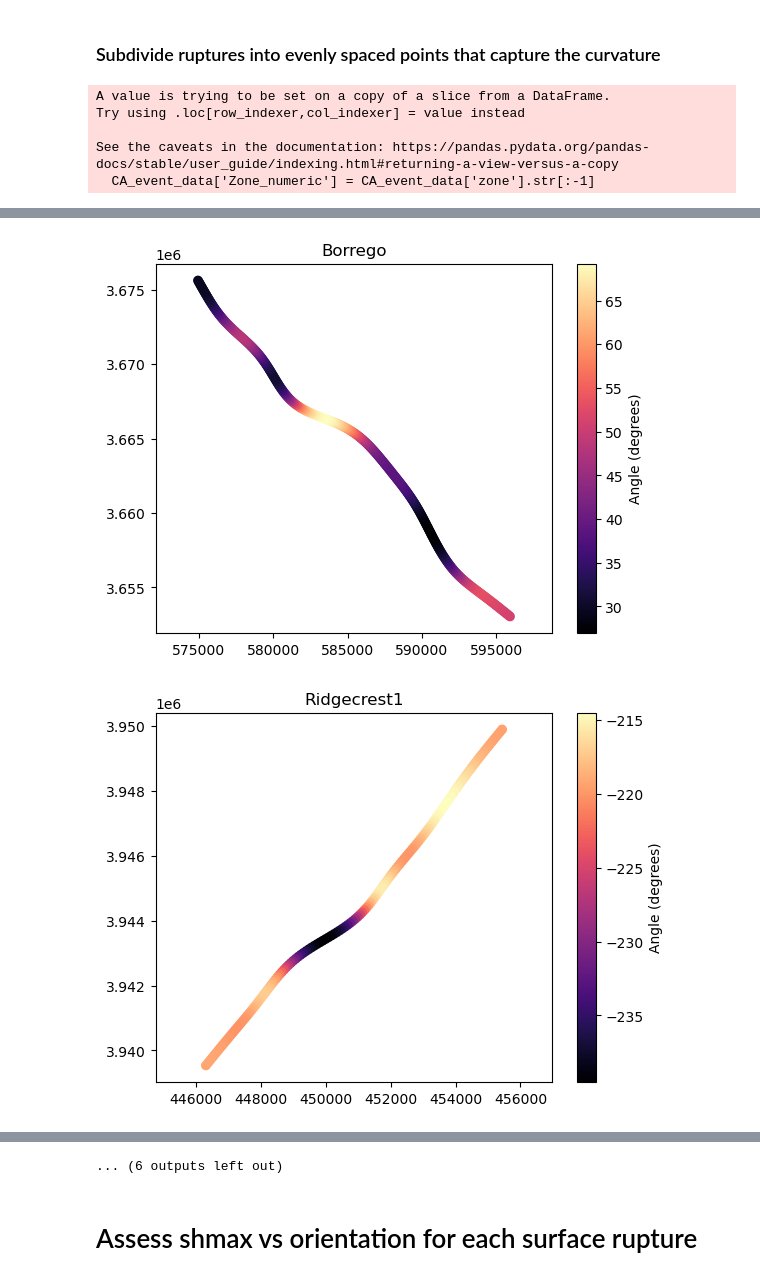
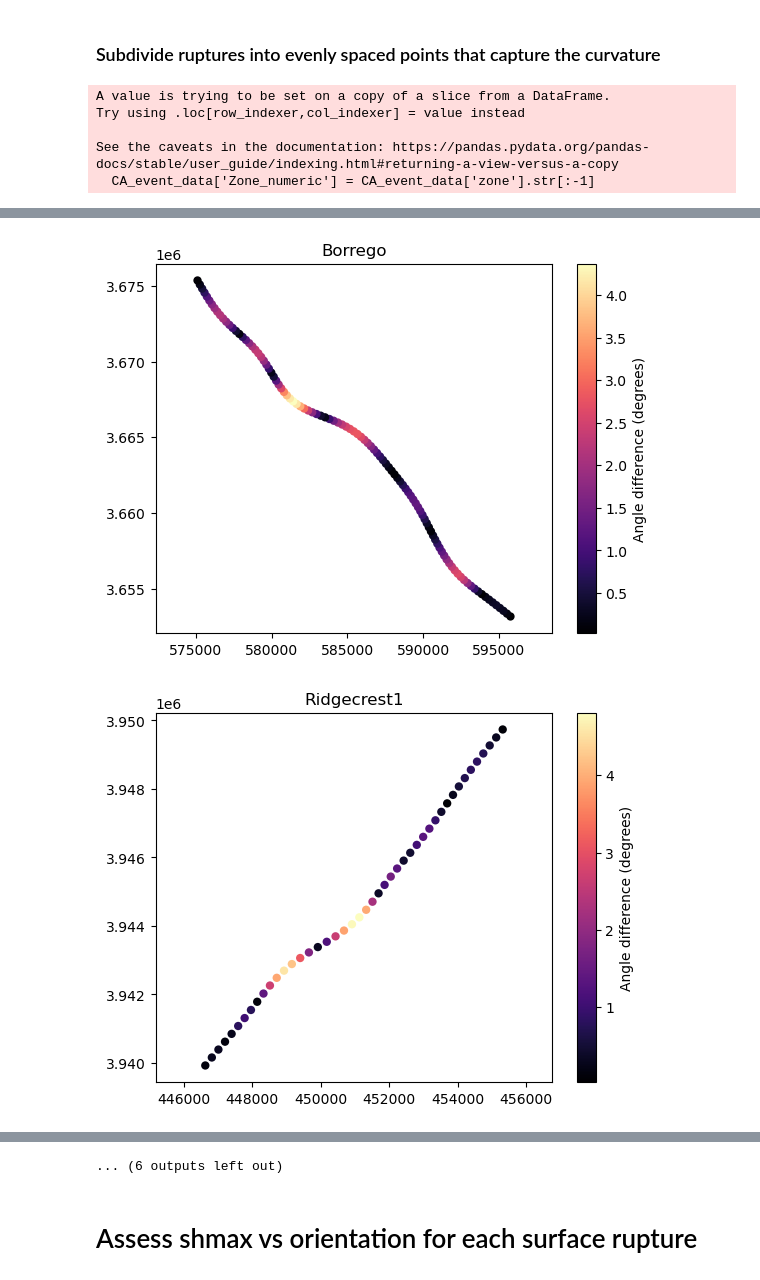
Before and after one commit to absrp/stress_strength_coseismic, a Jupyter notebook: stress_analysis_ECS.ipynb, the cells around one changed output, grey strips where cells are left out. Drawn from its saved outputs; the diff is of its cells as text; code cells hidden in the pictures.

```diff
--- a/stress_analysis_ECS.ipynb
+++ b/stress_analysis_ECS.ipynb
@@ -184,13 +169,13 @@ print(stress_data_depthslice.head())
 [5 rows x 35 columns]
 # %%
 # Assuming 'stress_data_depthslice' is your DataFrame
-x = stress_data_depthslice['LON']
-y = stress_data_depthslice['LAT']
+xstress = stress_data_depthslice['LON']
+ystress = stress_data_depthslice['LAT']
 SHmax = stress_data_depthslice['SHmax']
 
 plt.figure(dpi=300)
 # Create a scatter plot with color based on 'SHmax'
-plt.scatter(x, y, c=SHmax, cmap='magma', marker='o')
+plt.scatter(xstress, ystress, c=SHmax, cmap='magma', marker='o')
 
 # Add colorbar for reference
 plt.colorbar(label='SHmax orientation at 5 km depth')
@@ -246,26 +257,34 @@ for i, shapefile_path in enumerate(shapefile_paths):
     x_coords = []
     y_coords = []
 
+    counter = 0
+    step = 3 # for downsampling
+
     for line in gdf_utm['geometry']:
         for point in line.coords:
             x, y = point
-            x_coords.append(x)
-            y_coords.append(y)
+            if counter % step == 0:
+                # Only save every 5th point
+                x_coords.append(x)
+                y_coords.append(y)
+            counter += 1
 
-    # Calculate angles between consecutive line segments
-    angles_degrees = [np.degrees(np.arctan2(y_coords[i] - y_coords[i - 1], x_coords[i] - x_coords[i - 1])) for i in range(1, len(x_coords))]
-    angles_degrees = [angles_degrees[i] -90 for i in range(len(angles_degrees))]
+    angles = []
+    for i in range(1,len(x_coords)-1):
+        p0 = [x_coords[i-1], y_coords[i-1]]
+        p1 = [x_coords[i], y_coords[i]]
+        p2 = [x_coords[i+1], y_coords[i+1]]
+        angles.append(ang([p0,p1], [p1,p2]))
 
-    for i in range(len(angles_degrees)):
-        if angles_degrees[i]>180:
-            angles_degrees[i] = angles_degrees[i]-180
-
+    # Calculate the angle of each line segment
+    vmin = 0
+    vmax = 6
     # Create a scatter plot of the extracted coordinates with colors based on angles in degrees
-    plt.scatter(x_coords[1:], y_coords[1:], c=angles_degrees, cmap='magma', marker='o')
-
+    plt.scatter(x_coords[1:-1], y_coords[1:-1], c=angles, cmap='magma', marker='o',  edgecolors='none')
+    # Set the desired range for the colorbar
     plt.title(eventname)
     plt.axis('equal')
-    plt.colorbar(label='Angle (degrees)')
+    plt.colorbar(label='Angle difference (degrees)')
     plt.show()
 # %% [output]
 A value is trying to be set on a copy of a slice from a DataFrame.
@@ -277,2 +296,2 @@ See the caveats in the documentation: https://pandas.pydata.org/pandas-docs/stab
-[figure, old version]
+[figure, new version]
-[figure, old version]
+[figure, new version]
```
Also changed, not shown: parts of 5 cells of this notebook.
